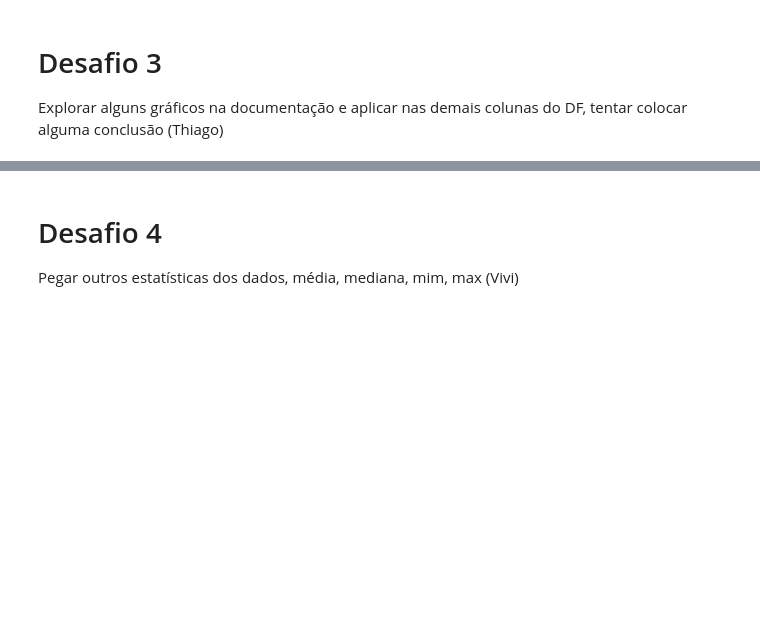
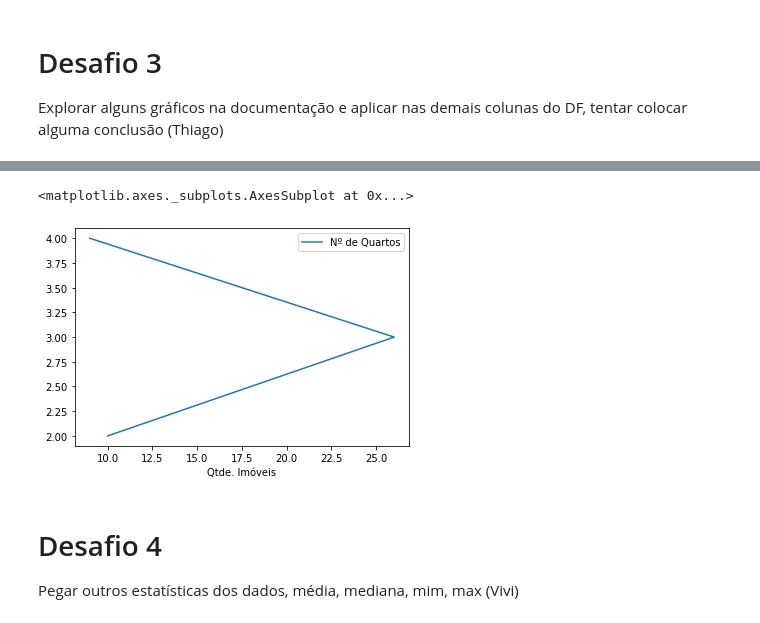
Before and after one commit to kaioschi/imersao_dados_4, a Jupyter notebook: Imersao_dados_4_aula01.ipynb, the cells around one changed output, grey strips where cells are left out. Saved outputs shown, nothing was run; the diff lists cells and outputs as text; code cells hidden in the pictures; blank space fills up the shorter version.

```diff
--- a/Imersao_dados_4_aula01.ipynb
+++ b/Imersao_dados_4_aula01.ipynb
@@ -237,3 +269,8 @@ grafico.plot.pie()
+# %%
+grafico.plot.line(y="Nº de Quartos", x="Qtde. Imóveis")
+# %% [output]
+<matplotlib.axes._subplots.AxesSubplot at 0x...>
+[figure, added]
 # %% [markdown]
 # Desafio 4
 
```
Also changed, not shown: parts of 5 cells of this notebook.
